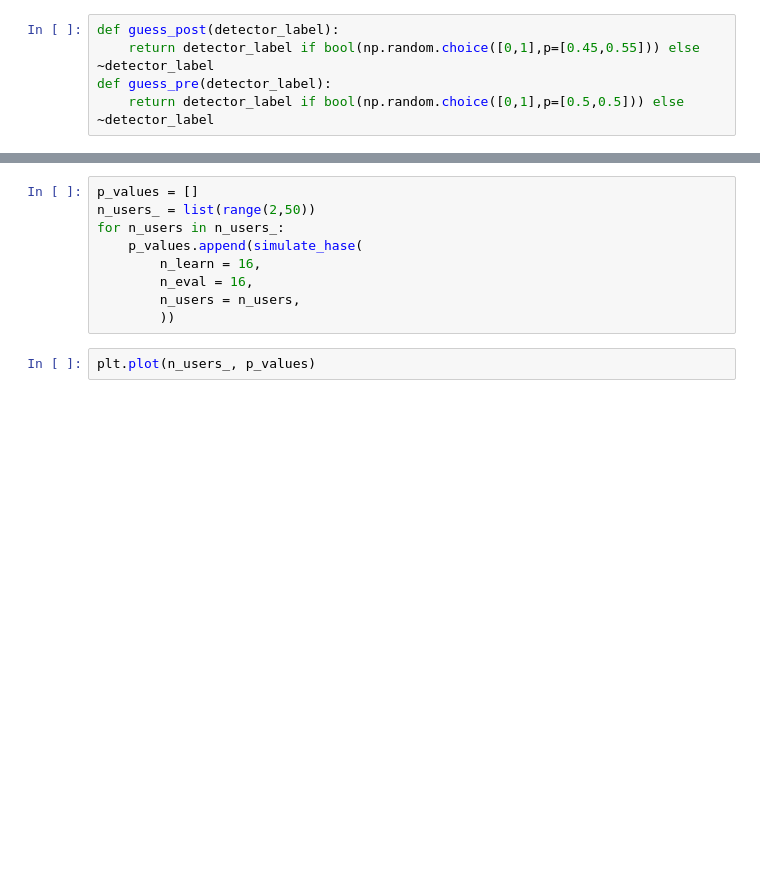
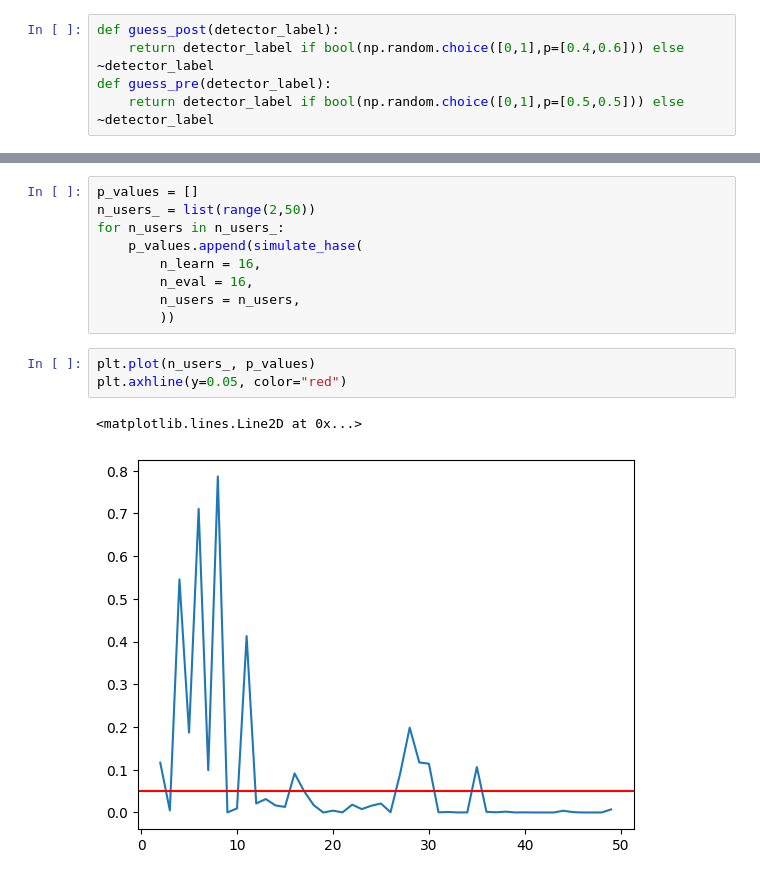
Before and after one commit to loris3/evaluation_explanation_quality, a Jupyter notebook: simulatability.ipynb, the cells around one changed output, grey strips where cells are left out. Cells and saved outputs as stored; diff of their text form; blank space fills up the shorter version.

```diff
--- a/simulatability.ipynb
+++ b/simulatability.ipynb
@@ -40,7 +40,7 @@ balancing in our screening test"*
 columns_experiment = ["user_id", "document_id", "user_label"]
 # %%
 def guess_post(detector_label):
-    return detector_label if bool(np.random.choice([0,1],p=[0.45,0.55])) else ~detector_label
+    return detector_label if bool(np.random.choice([0,1],p=[0.4,0.6])) else ~detector_label
 def guess_pre(detector_label):
     return detector_label if bool(np.random.choice([0,1],p=[0.5,0.5])) else ~detector_label
 # %%
@@ -166,3 +166,7 @@ for n_users in n_users_:
         ))
 # %%
 plt.plot(n_users_, p_values)
+plt.axhline(y=0.05, color="red")
+# %% [output]
+<matplotlib.lines.Line2D at 0x...>
+[figure, added]
```
Also changed, not shown: parts of 1 cell of this notebook, 6 other files.
